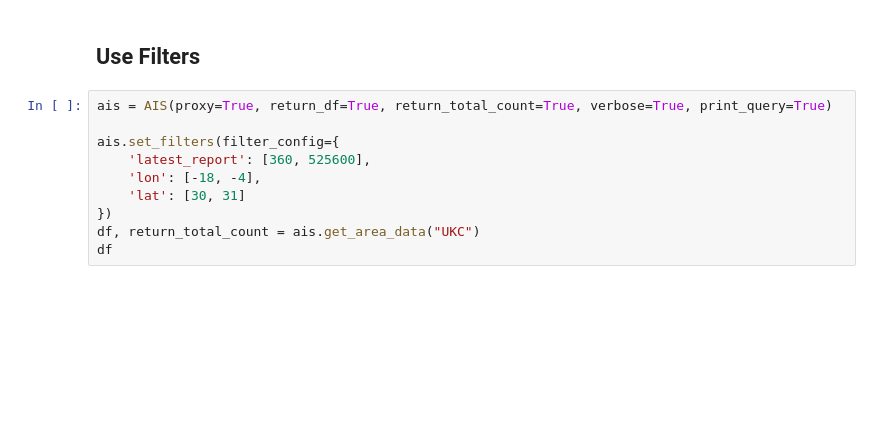
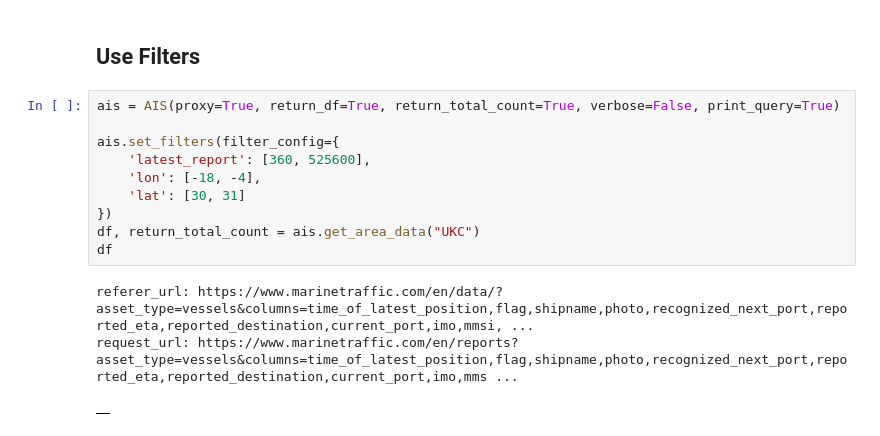
Before and after one commit to reyemb/AISExplorer, a Jupyter notebook: examples/Short_Example.ipynb, the cells around one changed output. Drawn from its saved outputs; the diff is of its cells as text; blank space fills up the shorter version.

```diff
--- a/examples/Short_Example.ipynb
+++ b/examples/Short_Example.ipynb
@@ -40,15 +91,19 @@ AIS(proxy=True, return_df=True, verbose=True).get_area_data("EMED")
 # %% [markdown]
 <h2> Use Filters </h2>
 # %%
-ais = AIS(proxy=True, return_df=True, return_total_count=True, verbose=True, print_query=True)
+ais = AIS(proxy=True, return_df=True, return_total_count=True, verbose=False, print_query=True)
 
 ais.set_filters(filter_config={
     'latest_report': [360, 525600],
     'lon': [-18, -4],
     'lat': [30, 31]
 })
 df, return_total_count = ais.get_area_data("UKC")
 df
+# %% [output]
+referer_url: https://www.marinetraffic.com/en/data/?asset_type=vessels&columns=time_of_latest_position,flag,shipname,photo,recognized_next_port,reported_eta,reported_destination,current_port,imo,mmsi, ...
+request_url: https://www.marinetraffic.com/en/reports?asset_type=vessels&columns=time_of_latest_position,flag,shipname,photo,recognized_next_port,reported_eta,reported_destination,current_port,imo,mms ...
+|  |
 # %%
 df, return_total_count = ais.get_data()
 df
```
Also changed, not shown: parts of 16 cells of this notebook, 16 other files.
